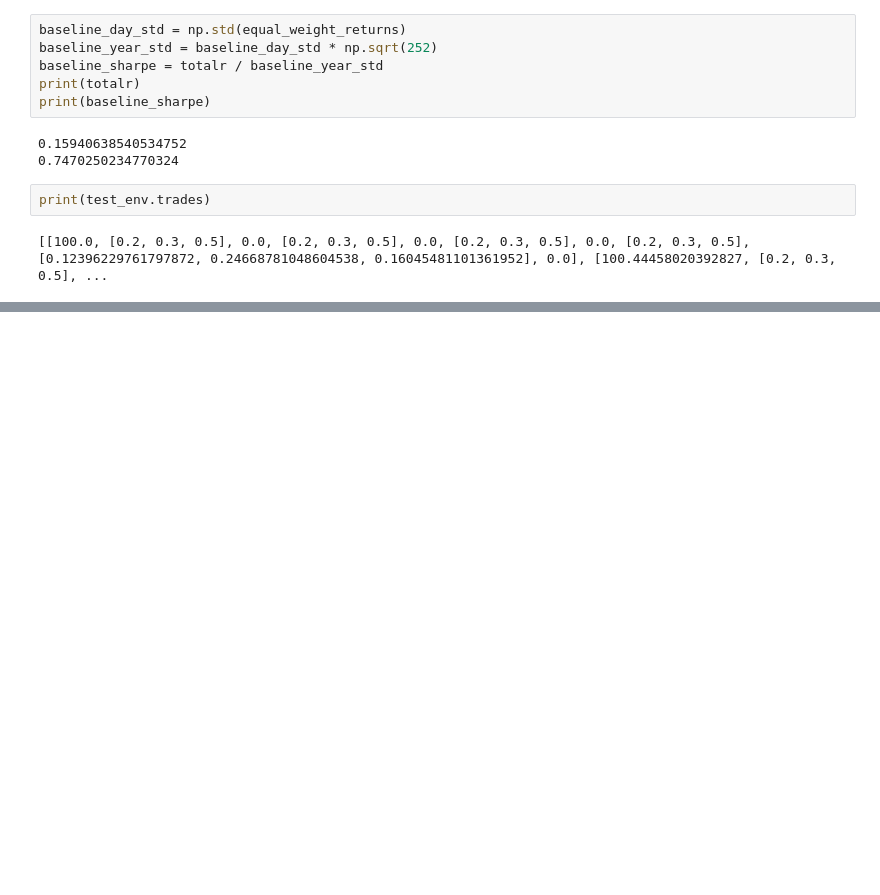
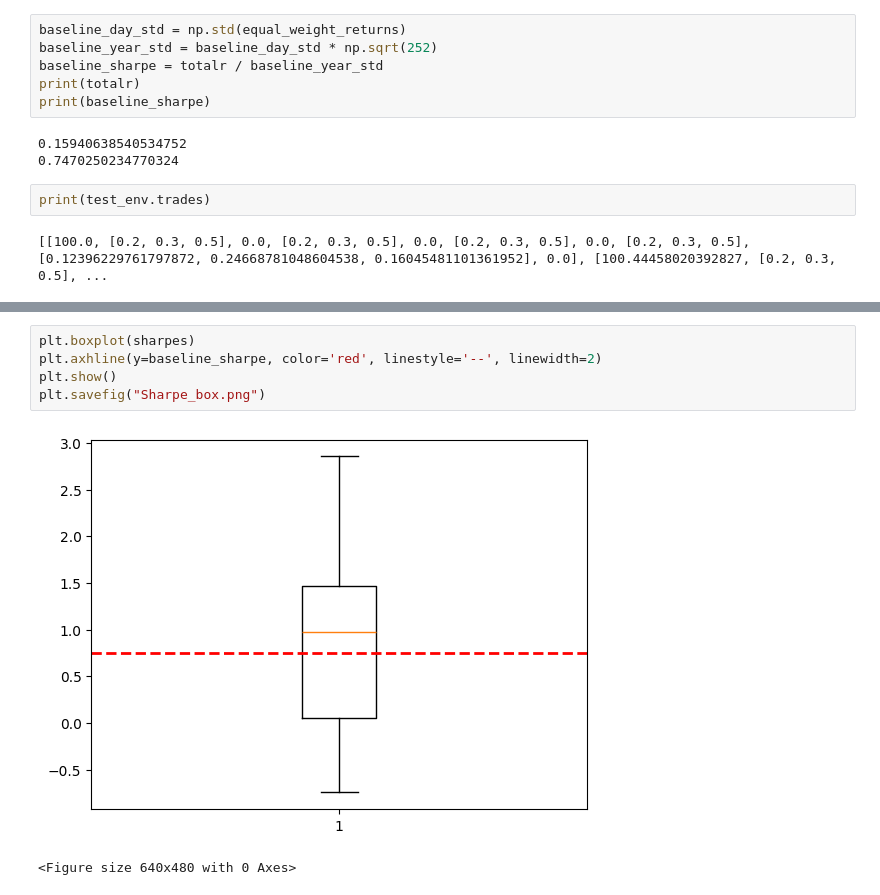
Before and after one commit to daniel142142/reinforcement-learning-trading, a Jupyter notebook: Multi_stock_model-updated-features.ipynb, the cells around one changed output, grey strips where cells are left out. Drawn from its saved outputs; the diff is of its cells as text; blank space fills up the shorter version.

```diff
--- a/Multi_stock_model-updated-features.ipynb
+++ b/Multi_stock_model-updated-features.ipynb
@@ -825,0 +853,8 @@ print(test_env.trades)
+# %%
+plt.boxplot(sharpes)
+plt.axhline(y=baseline_sharpe, color='red', linestyle='--', linewidth=2)
+plt.show()
+plt.savefig("Sharpe_box.png")
+# %% [output]
+[figure, added]
+<Figure size 640x480 with 0 Axes>
```
Also changed, not shown: parts of 12 cells of this notebook.
